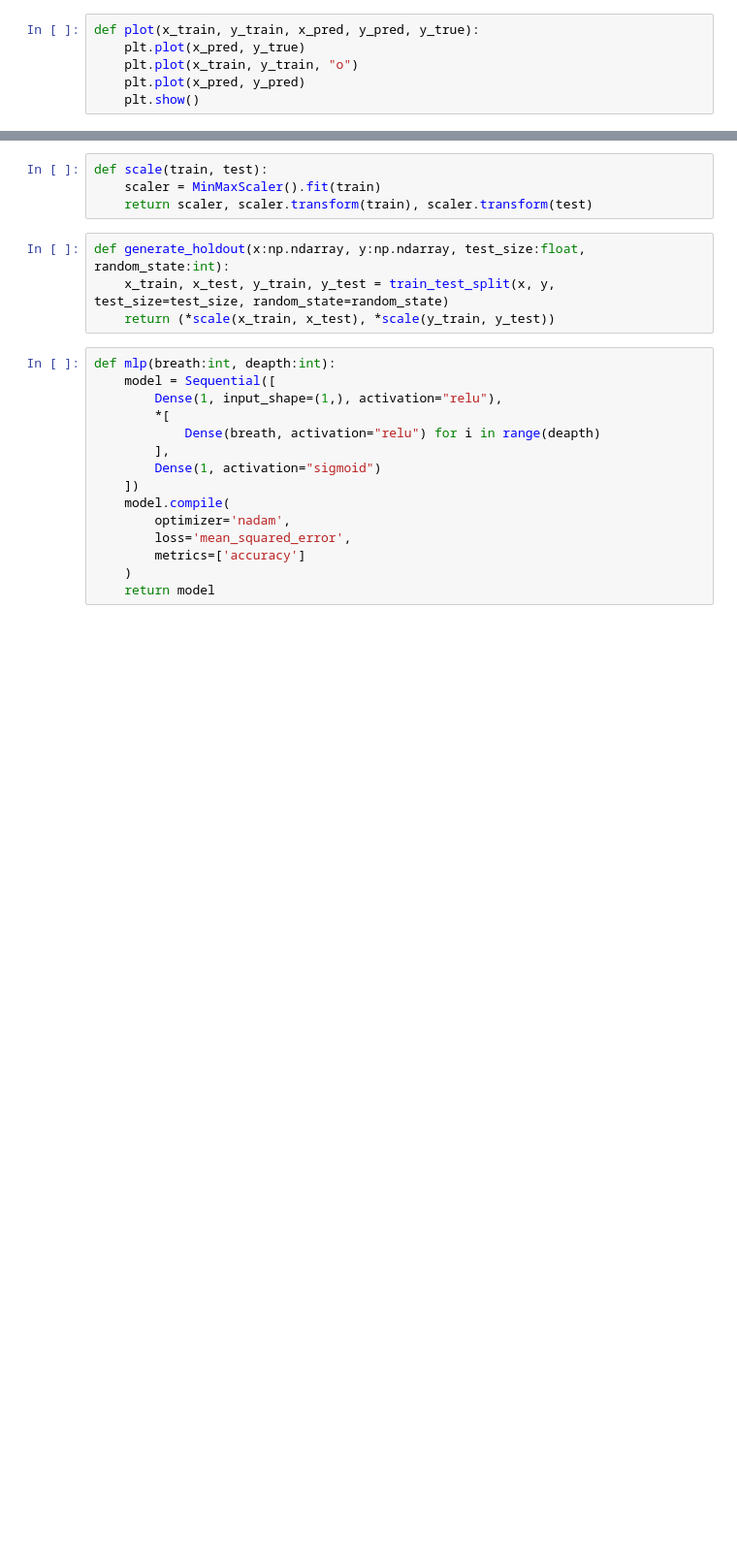
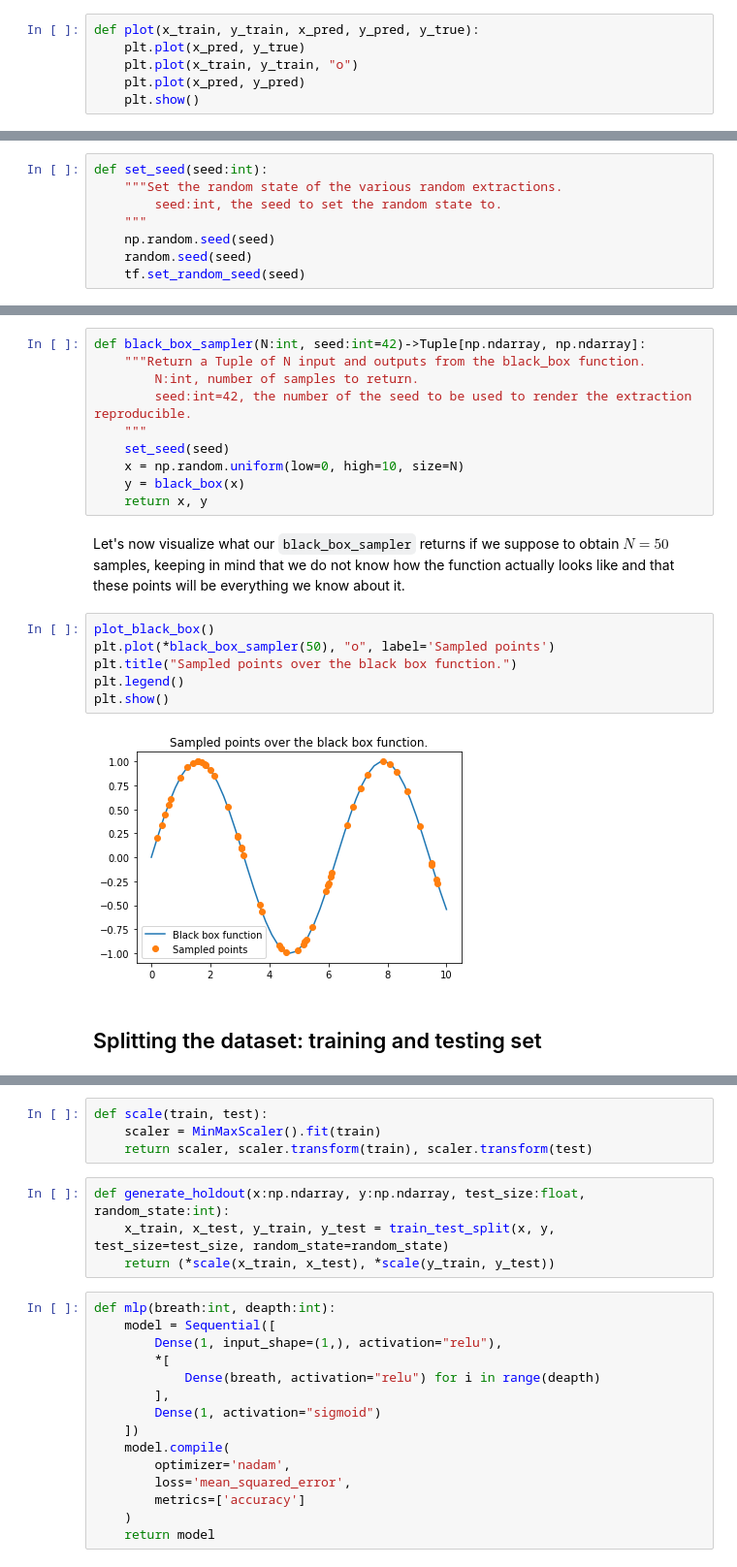
Before and after one commit to LucaCappelletti94/Master-in-Bioinformatics-and-Functional-genomics, a Jupyter notebook: MLP.ipynb, the cells around one changed output, grey strips where cells are left out. Shown at 97% size. Drawn from its saved outputs; the diff is of its cells as text; blank space fills up the shorter version.

```diff
--- a/MLP.ipynb
+++ b/MLP.ipynb
@@ -26,0 +59,8 @@ def sin(n:int):
+# %%
+def set_seed(seed:int):
+    """Set the random state of the various random extractions.
+        seed:int, the seed to set the random state to.
+    """
+    np.random.seed(seed)
+    random.seed(seed)
+    tf.set_random_seed(seed)
@@ -26,0 +93,22 @@ def sin(n:int):
+# %%
+def black_box_sampler(N:int, seed:int=42)->Tuple[np.ndarray, np.ndarray]:
+    """Return a Tuple of N input and outputs from the black_box function.
+        N:int, number of samples to return.
+        seed:int=42, the number of the seed to be used to render the extraction reproducible.
+    """
+    set_seed(seed)
+    x = np.random.uniform(low=0, high=10, size=N)
+    y = black_box(x)
+    return x, y
+# %% [markdown]
+Let's now visualize what our `black_box_sampler` returns if we suppose to obtain $N=50$ samples, keeping in mind that we do not know how the function actually looks like and that these points will be everything we know about it.
+# %%
+plot_black_box()
+plt.plot(*black_box_sampler(50), "o", label='Sampled points')
+plt.title("Sampled points over the black box function.")
+plt.legend()
+plt.show()
+# %% [output]
+[figure, added]
+# %% [markdown]
+## Splitting the dataset: training and testing set
```
Also changed, not shown: parts of 28 cells of this notebook.
